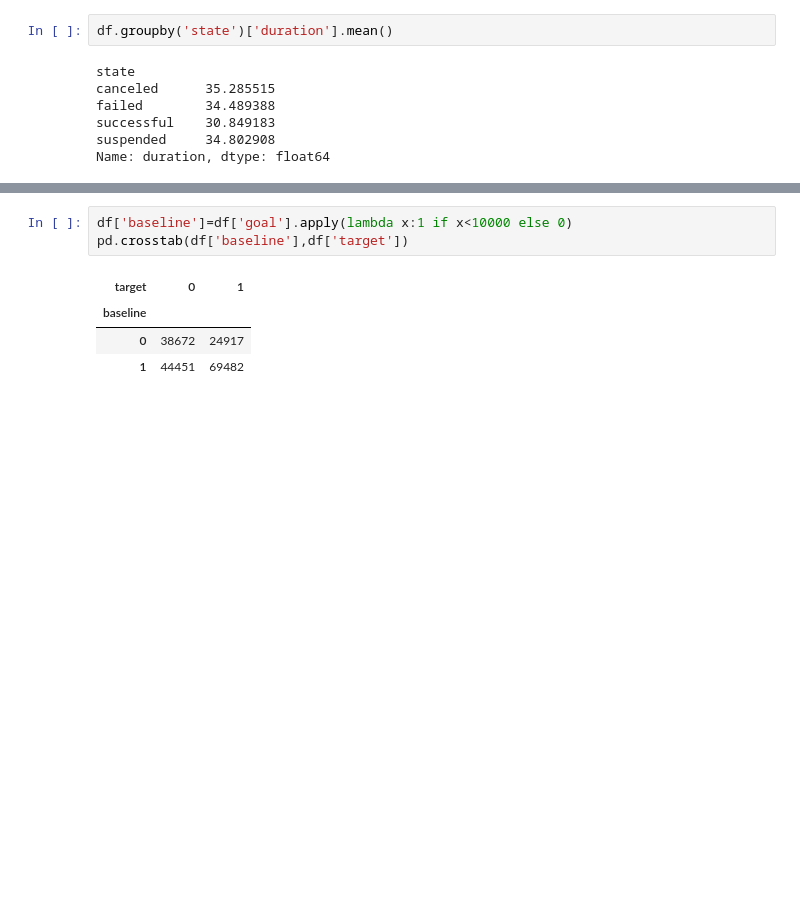
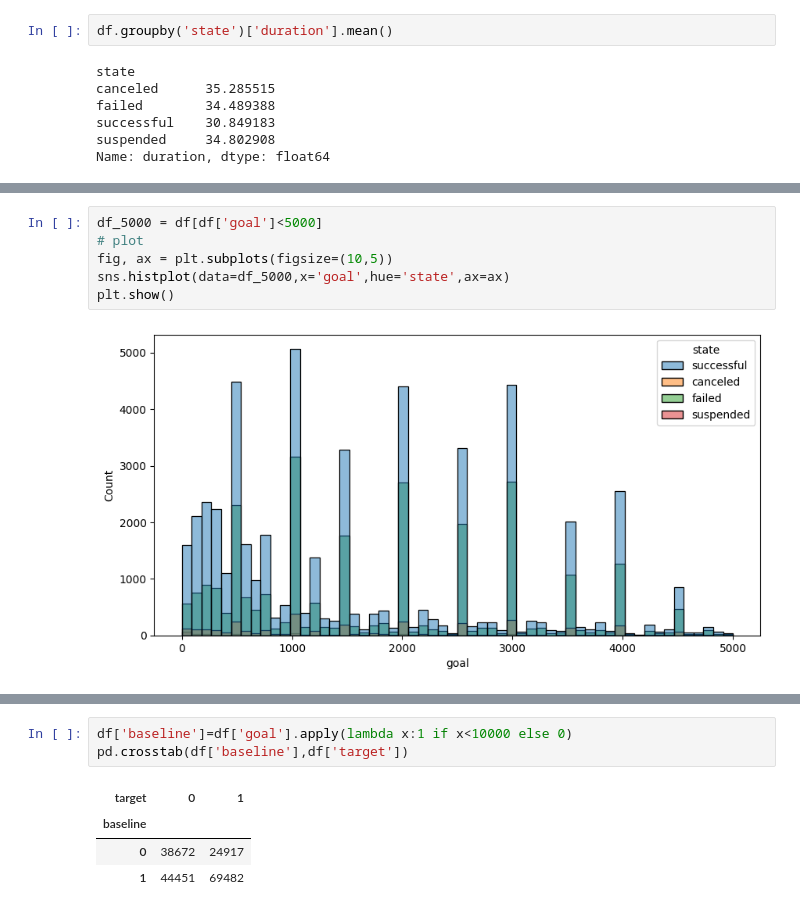
Before and after one commit to macizomedia/kickstarter-ml-project, a Jupyter notebook: feat_eng.ipynb, the cells around one changed output, grey strips where cells are left out. Cells and saved outputs as stored; diff of their text form; blank space fills up the shorter version.

```diff
--- a/feat_eng.ipynb
+++ b/feat_eng.ipynb
@@ -163,0 +194,8 @@ Name: duration, dtype: float64
+# %%
+df_5000 = df[df['goal']<5000]
+# plot
+fig, ax = plt.subplots(figsize=(10,5))
+sns.histplot(data=df_5000,x='goal',hue='state',ax=ax)
+plt.show()
+# %% [output]
+[figure, added]
```
Also changed, not shown: parts of 7 cells of this notebook.
